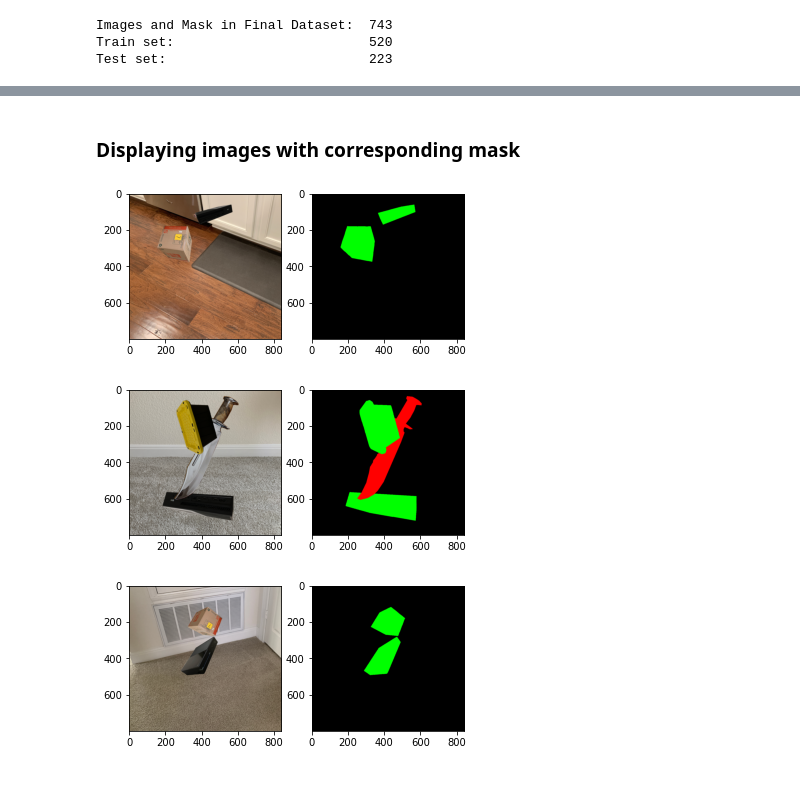
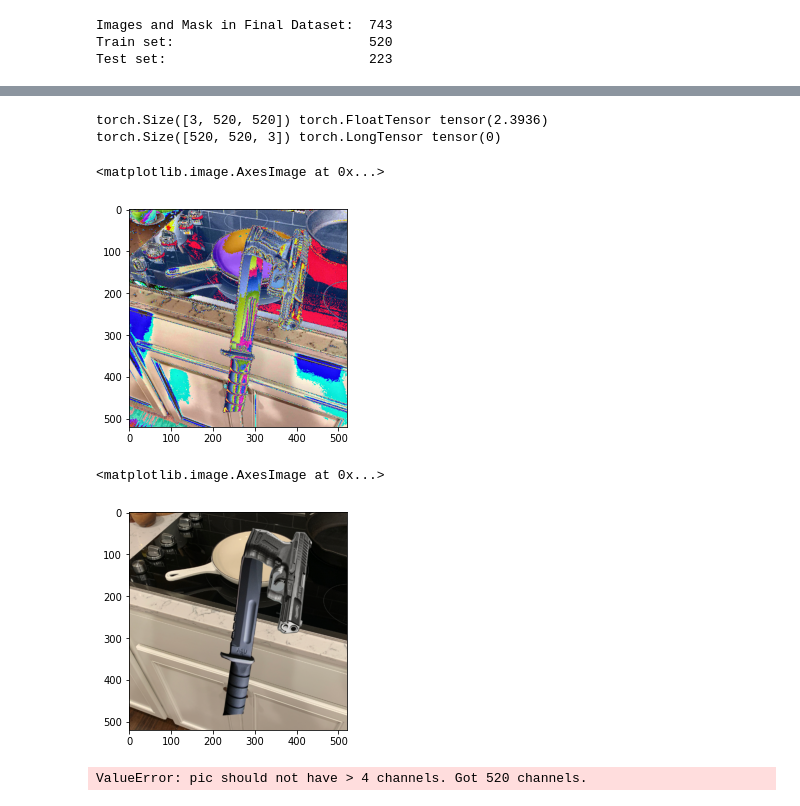
Before and after one commit to rohanchauhan/semantic-segmentation, a Jupyter notebook: notebooks/Semantic Segmentation.ipynb, the cells around one changed output, grey strips where cells are left out. Saved outputs shown, nothing was run; the diff lists cells and outputs as text; code cells hidden in the pictures.

Commit message:
Added dataset class

```diff
--- a/notebooks/Semantic Segmentation.ipynb
+++ b/notebooks/Semantic Segmentation.ipynb
@@ -40,3 +46,14 @@ print(f'Test set: {test_set:>28}')
 Images and Mask in Final Dataset:  743
 Train set:                         520
 Test set:                          223
+# %%
+mean = [0.485, 0.456, 0.406]
+std = [0.229, 0.224, 0.225]
+height, width = 520,520
+
+train_transform = Compose([Resize(height, width),
+                          HorizontalFlip(p=0.5),
+                          Normalize(mean=mean, std=std)])
+
+test_transform = Compose([Resize(height,width),
+                         Normalize(mean=mean, std=std)])
@@ -45,19 +115,31 @@ class gunsAndBoxes
-# %% [markdown]
-### Displaying images with corresponding mask
-# %%
-for i in range(3):
-    plt.figure()
-
-    # Original Image
-    plt.subplot(1,2,1)
-    img = Image.open(images_path+train_files[i])
-    plt.imshow(img)
-
-    # Segmented Image
-    plt.subplot(1,2,2)
-    mask = Image.open(masks_path+train_files[i])
-    plt.imshow(mask)
-# %% [output]
-[figure, removed]
-[figure, removed]
-[figure, removed]
+# %%
+train_dataset = GunsBoxesDataset(img_dir= images_path,
+                                mask_dir= masks_path,
+                                index= train_files,
+                                transform=train_transform)
+
+test_dataset = GunsBoxesDataset(img_dir= images_path,
+                                mask_dir= masks_path,
+                                index= test_files,
+                                transform=test_transform)
+# %%
+img, msk = train_dataset[500]
+print(img.shape, img.type(), torch.max(img))
+print(msk.shape, msk.type(), torch.max(msk))
+# %% [output]
+torch.Size([3, 520, 520]) torch.FloatTensor tensor(2.3936)
+torch.Size([520, 520, 3]) torch.LongTensor tensor(0)
+# %%
+plt.imshow(to_pil_image(img))
+# %% [output]
+<matplotlib.image.AxesImage at 0x...>
+[figure, added]
+# %%
+plt.imshow(to_pil_image(ReNormalize(img)))
+# %% [output]
+<matplotlib.image.AxesImage at 0x...>
+[figure, added]
+# %%
+plt.imshow(to_pil_image(msk))
+# %% [output]
+ValueError: pic should not have > 4 channels. Got 520 channels.
```
Also changed, not shown: parts of 4 cells of this notebook.
